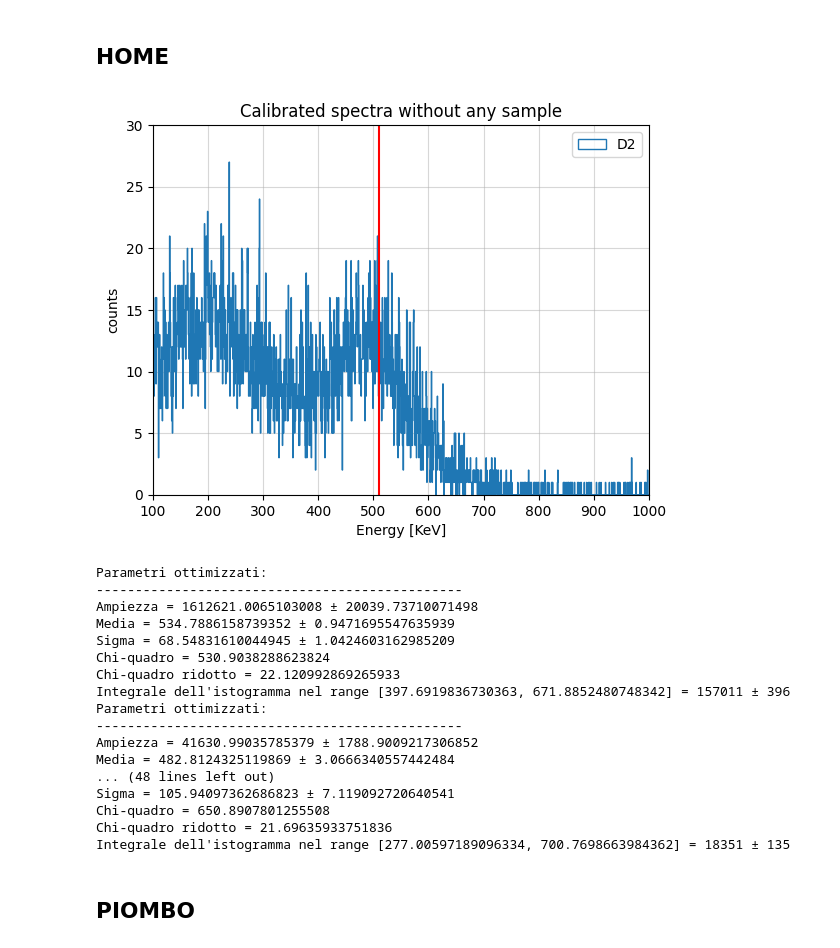
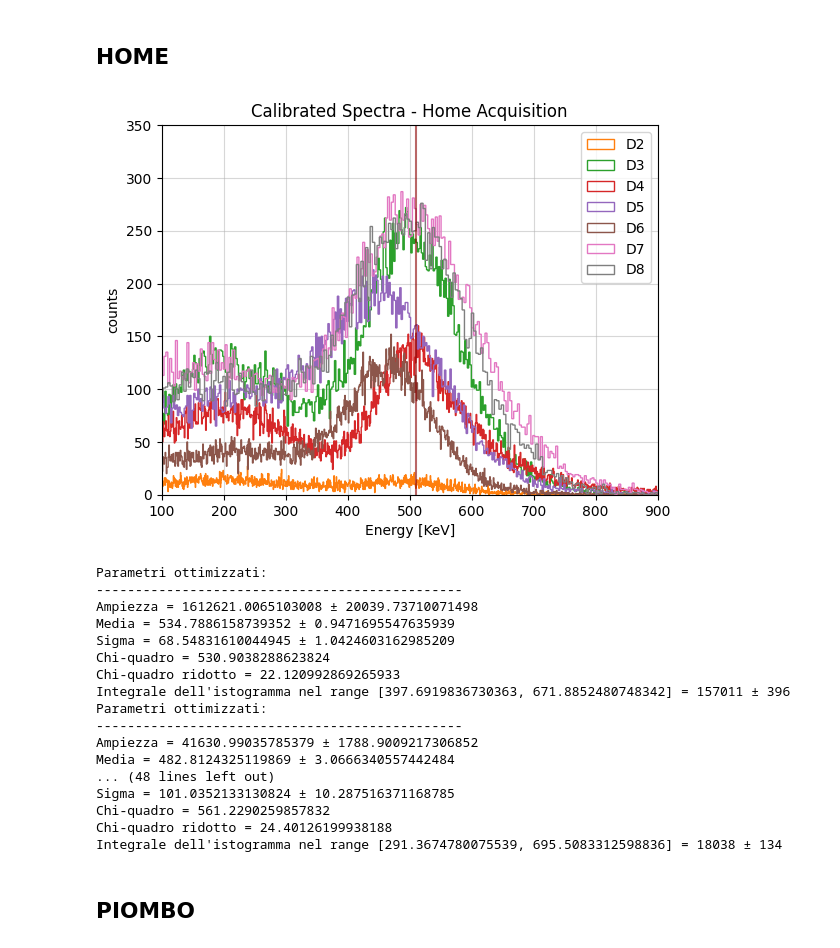
Before and after one commit to b3n3d3tt4/imaging, a Jupyter notebook: analisi.ipynb, the cells around one changed output. Saved outputs shown, nothing was run; the diff lists cells and outputs as text; code cells hidden in the pictures.

Commit message:
Samples completed, Iron is strange

```diff
--- a/analisi.ipynb
+++ b/analisi.ipynb
@@ -313,26 +313,27 @@ hm_d8 = np.asarray(home_d8['Data_R;1']['Energy'].array())
 hm_d8_calib = hm_d8 * calibrazioneD8[0] + calibrazioneD8[1]
 hm_d8_def = hm_d8_calib[hm_d8_calib != 0]
 # %%
-# plt.hist(hm_d1_def, bins=int(hm_d1.max()), histtype='step', label='D1')
-plt.hist(hm_d2_def, bins=int(hm_d2.max()), histtype='step', label='D2')
-# plt.hist(hm_d3_def, bins=int(hm_d3.max()), histtype='step', label='D3')
-# plt.hist(hm_d4_def, bins=int(hm_d4.max()), histtype='step', label='D4')
-# plt.hist(hm_d5_def, bins=int(hm_d5.max()), histtype='step', label='D5')
-# plt.hist(hm_d6_def, bins=int(hm_d6.max()), histtype='step', label='D6')
-# plt.hist(hm_d7_def, bins=int(hm_d7.max()), histtype='step', label='D7')
-# plt.hist(hm_d8_def, bins=int(hm_d8.max()), histtype='step', label='D8')
-plt.axvline(x=511, color='red')
-plt.title(r'Calibrated spectra without any sample')
+default_colors = plt.rcParams['axes.prop_cycle'].by_key()['color']
+#plt.hist(hm_d1_def, bins=int(hm_d1.max()), histtype='step', label='D1', color=default_colors[0])
+plt.hist(hm_d2_def, bins=int(hm_d2.max()), histtype='step', label='D2', color=default_colors[1])
+plt.hist(hm_d3_def, bins=int(hm_d3.max()), histtype='step', label='D3', color=default_colors[2])
+plt.hist(hm_d4_def, bins=int(hm_d4.max()), histtype='step', label='D4', color=default_colors[3])
+plt.hist(hm_d5_def, bins=int(hm_d5.max()), histtype='step', label='D5', color=default_colors[4])
+plt.hist(hm_d6_def, bins=int(hm_d6.max()), histtype='step', label='D6', color=default_colors[5])
+plt.hist(hm_d7_def, bins=int(hm_d7.max()), histtype='step', label='D7', color=default_colors[6])
+plt.hist(hm_d8_def, bins=int(hm_d8.max()), histtype='step', label='D8', color=default_colors[7])
+plt.axvline(x=511, color='darkred', alpha=0.6)
+plt.title(r'Calibrated Spectra - Home Acquisition')
 plt.xlabel('Energy [KeV]')
 plt.ylabel('counts')
-plt.ylim(0, 30)
-plt.xlim(100, 1000)
+plt.ylim(0, 350)
+plt.xlim(100, 900)
 plt.grid(alpha=0.5)
 plt.legend()
-plt.savefig('grafici/calib_home.pdf', format='pdf', dpi=500, bbox_inches='tight')
+plt.savefig('grafici/calib_home.pdf', format='pdf', dpi=700, bbox_inches='tight')
 plt.show()
 # %% [output]
-[figure, old version]
+[figure, new version]
 # %%
 fit_hm_d1 = bbb.normal(hm_d1_def, xmin=400, xmax=670, x1=0, x2=1000, b=int(hm_d1_def.max()/10), n=k)
 fit_hm_d2 = bbb.normal(hm_d2_def, xmin=400, xmax=600, x1=0, x2=1000, b=int(hm_d2_def.max()/10), n=k)
@@ -340,10 +341,10 @@ fit_hm_d3 = bbb.normal(hm_d3_def, xmin=370, xmax=650, x1=0, x2=1000, b=int(hm_d3
 fit_hm_d4 = bbb.normal(hm_d4_def, xmin=400, xmax=650, x1=0, x2=1000, b=int(hm_d4_def.max()/10), n=k)
 fit_hm_d5 = bbb.normal(hm_d5_def, xmin=300, xmax=600, x1=0, x2=1000, b=int(hm_d5_def.max()/10), n=k)
 fit_hm_d6 = bbb.normal(hm_d6_def, xmin=350, xmax=600, x1=0, x2=1000, b=int(hm_d6_def.max()/10), n=k)
-fit_hm_d7 = bbb.normal(hm_d7_def, xmin=400, xmax=600, x1=0, x2=1000, b=int(hm_d7_def.max()/10), n=k)
-fit_hm_d8 = bbb.normal(hm_d8_def, xmin=350, xmax=680, x1=0, x2=1000, b=int(hm_d8_def.max()/10), n=k)
+fit_hm_d7 = bbb.normal(hm_d7_def, xmin=400, xmax=660, x1=0, x2=1000, b=int(hm_d7_def.max()/10), n=k)
+fit_hm_d8 = bbb.normal(hm_d8_def, xmin=400, xmax=660, x1=0, x2=1000, b=int(hm_d8_def.max()/10), n=k)
 
-#integrals dal det2 al det6
+#integrals dal det2 al det8
 hm_int = np.array([fit_hm_d2[5][0], fit_hm_d3[5][0], fit_hm_d4[5][0], fit_hm_d5[5][0], fit_hm_d6[5][0], fit_hm_d7[5][0], fit_hm_d8[5][0]])
 hm_int_err = np.array([fit_hm_d2[5][1], fit_hm_d3[5][1], fit_hm_d4[5][1], fit_hm_d5[5][1], fit_hm_d6[5][1], fit_hm_d7[5][1], fit_hm_d8[5][1]])
 # %% [output]
@@ -360,10 +361,10 @@ Parametri ottimizzati:
 Ampiezza = 41630.99035785379 ± 1788.9009217306852
 Media = 482.8124325119869 ± 3.0666340557442484
 ... (48 lines left out)
-Sigma = 105.94097362686823 ± 7.119092720640541
-Chi-quadro = 650.8907801255508
-Chi-quadro ridotto = 21.69635933751836
-Integrale dell'istogramma nel range [277.00597189096334, 700.7698663984362] = 18351 ± 135
+Sigma = 101.0352133130824 ± 10.287516371168785
+Chi-quadro = 561.2290259857832
+Chi-quadro ridotto = 24.40126199938188
+Integrale dell'istogramma nel range [291.3674780075539, 695.5083312598836] = 18038 ± 134
 # %% [markdown]
 ## PIOMBO
 # %%
```
Also changed, not shown: parts of 11 cells of this notebook, 2 other files.
